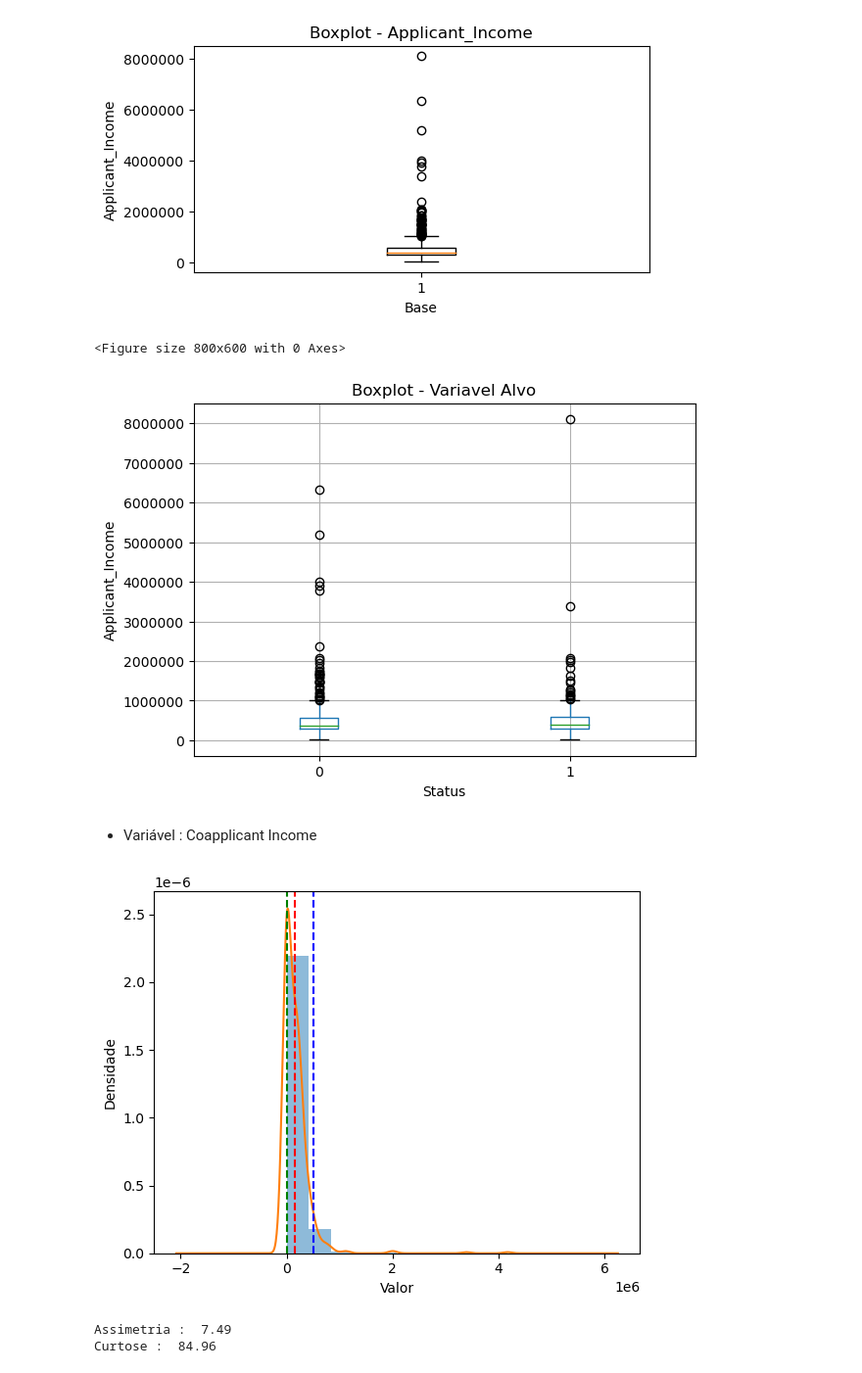
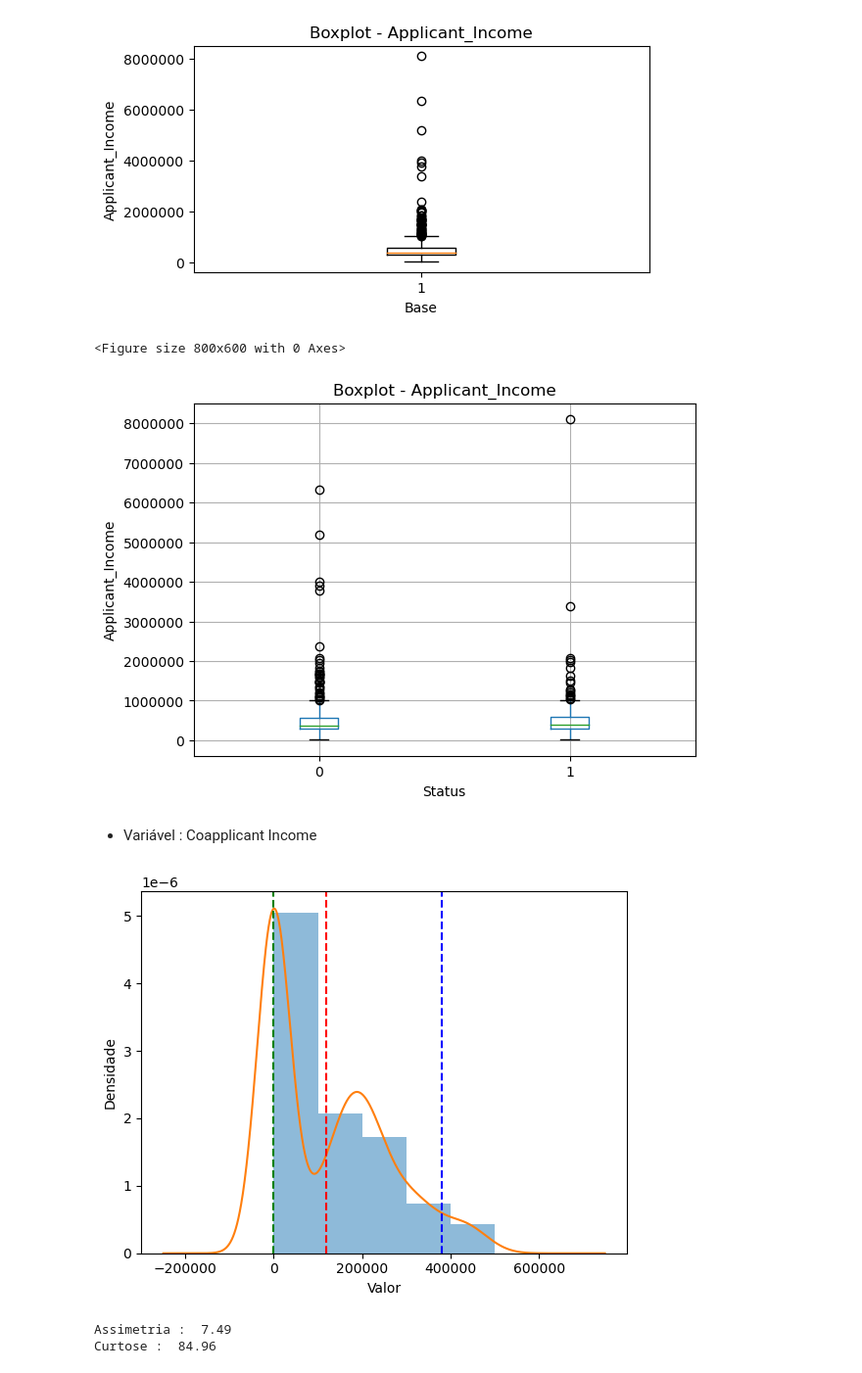
Before and after one commit to vitor-tgomes/loan_dataset_analysis, a Jupyter notebook: Loan_ead_v1.ipynb, the cells around one changed output. Shown at 98% size. Cells and saved outputs as stored; diff of their text form; code cells hidden in the pictures.

```diff
--- a/Loan_ead_v1.ipynb
+++ b/Loan_ead_v1.ipynb
@@ -310,3 +404,27 @@ Data columns (total 12 columns):
  11  Term_360            614 non-null    int32
 dtypes: float64(3), int32(6), int64(2), object(1)
 memory usage: 43.3+ KB
+# %%
+def curva_dense (base, var) :
+
+    base_aux = base.copy()
+    inf = base[var].quantile(0.05)
+    sup = base[var].quantile(0.95)
+    base = base_aux[(base_aux[var] >= inf) & (base_aux[var] <= sup)]
+
+    # Plotar o histograma e o gráfico de densidade
+    base[var].plot.hist(density=True, bins=5, alpha=0.5)
+    base[var].plot.kde()
+
+    mean = base[var].mean()
+    q5 = base[var].quantile(0.05)
+    q95 = base[var].quantile(0.95)
+
+    plt.axvline(mean, color='red', linestyle='--', label='Média')
+    plt.axvline(q5, color='green', linestyle='--', label='P5')
+    plt.axvline(q95, color='blue', linestyle='--', label='P95')
+
+    plt.xlabel('Valor')
+    plt.ylabel('Densidade')
+
+    return plt.show()
@@ -368,42 +485,16 @@ plt.show()
 # %% [output]
 [figure]
 # %%
-# Gráfico de boxplot para cada grupo separadamente
-plt.figure(figsize=(8, 6))
-train_trat_v1.boxplot(column='Applicant_Income', by='Status')
-plt.title('Boxplot - Variavel Alvo')
-plt.xlabel('Status')
-plt.ylabel('Applicant_Income')
-plt.suptitle('')  # Remover título automático
-
-# Configurar formato dos rótulos do eixo Y para a forma padrão
-plt.ticklabel_format(style='plain', axis='y')
-
-plt.show()
+boxplot(train_trat_v1, 'Applicant_Income', 'Status')
 # %% [output]
 <Figure size 800x600 with 0 Axes>
-[figure, old version]
+[figure, new version]
 # %% [markdown]
 - Variável : Coapplicant Income
 # %%
-# Plotar o histograma e o gráfico de densidade
-train_trat_v1['Coapplicant_Income'].plot.hist(density=True, bins=10, alpha=0.5)
-train_trat_v1['Coapplicant_Income'].plot.kde()
-
-mean = train_trat_v1['Coapplicant_Income'].mean()
-q5 = train_trat_v1['Coapplicant_Income'].quantile(0.05)
-q95 = train_trat_v1['Coapplicant_Income'].quantile(0.95)
-
-plt.axvline(mean, color='red', linestyle='--', label='Média')
-plt.axvline(q5, color='green', linestyle='--', label='P5')
-plt.axvline(q95, color='blue', linestyle='--', label='P95')
-
-plt.xlabel('Valor')
-plt.ylabel('Densidade')
-
-plt.show()
+curva_dense(train_trat_v1, 'Coapplicant_Income')
 # %% [output]
-[figure, old version]
+[figure, new version]
 # %%
 coef_assimetria = train_trat_v1['Coapplicant_Income'].skew().round(2)
 coef_curtose = train_trat_v1['Coapplicant_Income'].kurtosis().round(2)
```
Also changed, not shown: parts of 66 cells of this notebook.
